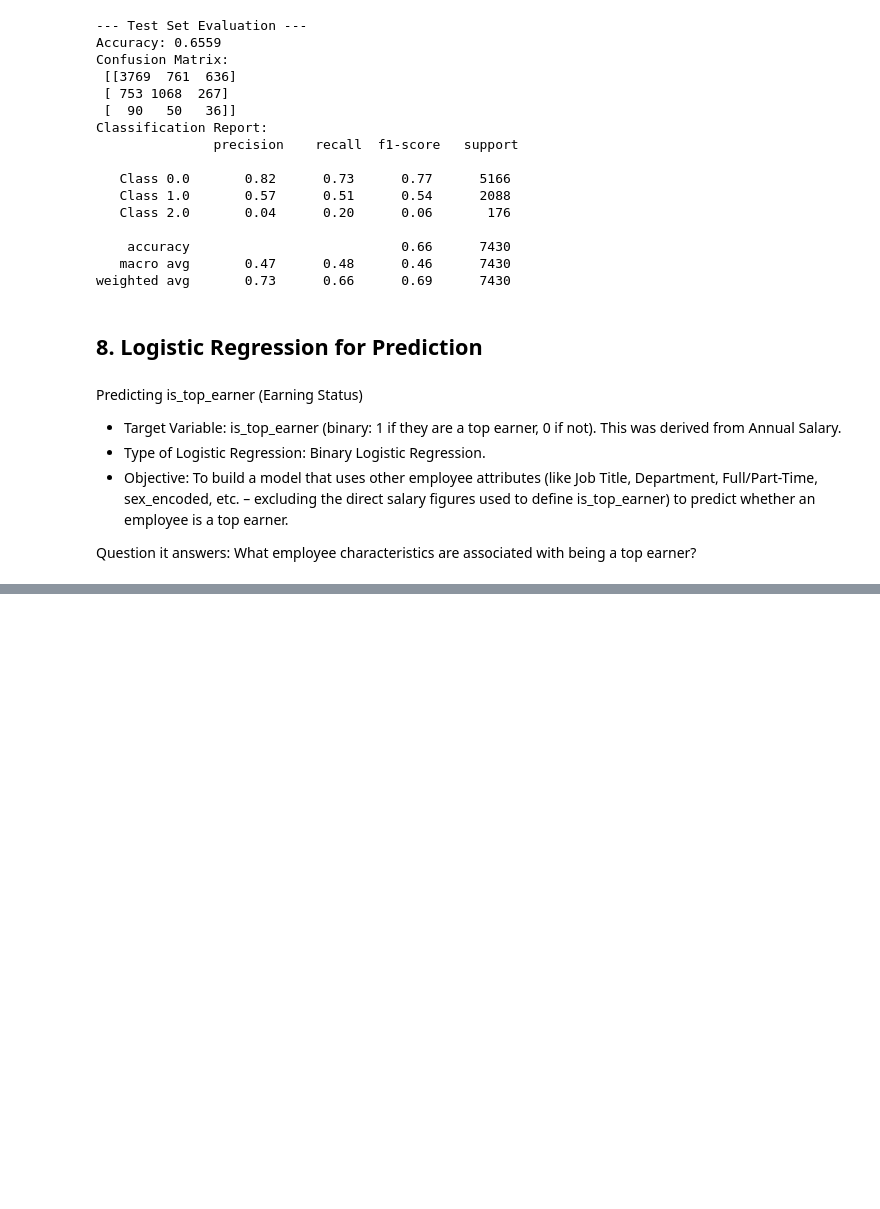
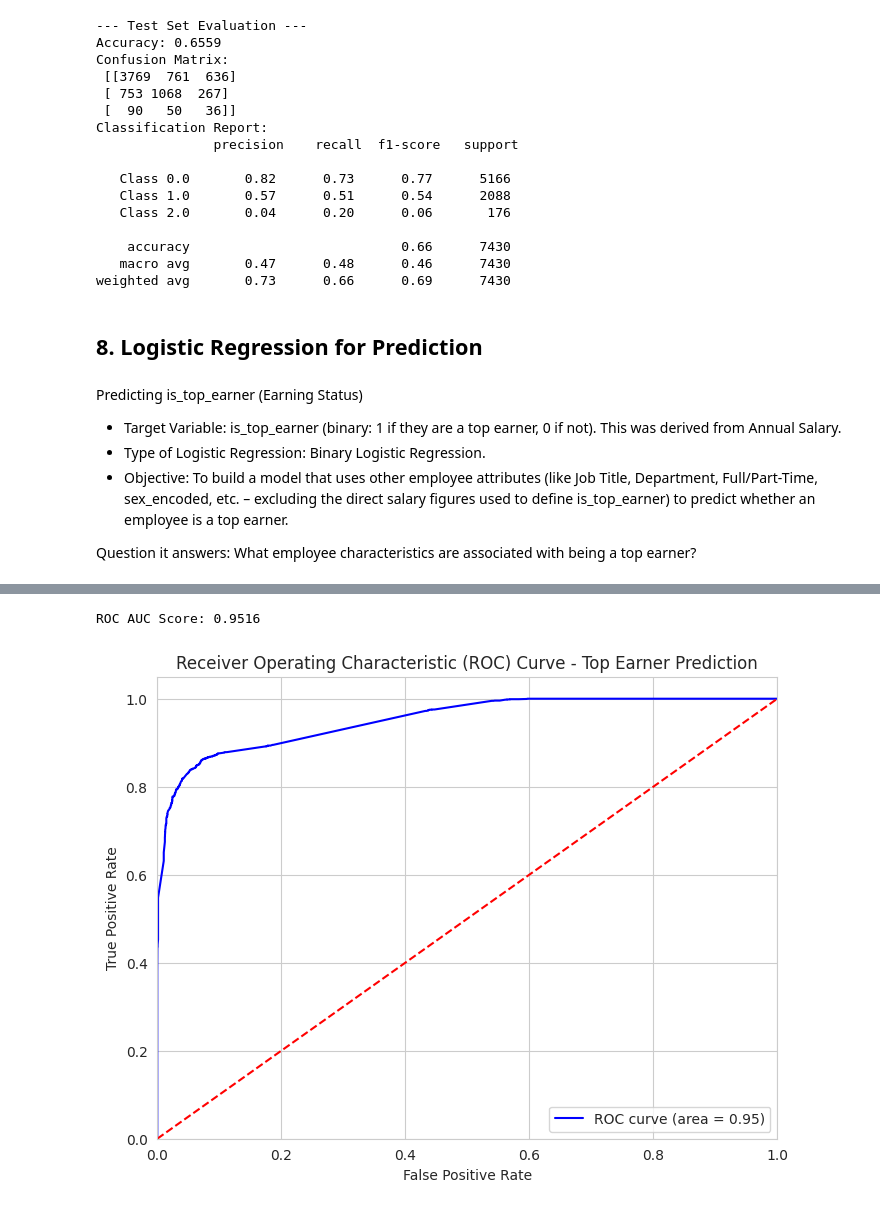
Before and after one commit to nluninja/chicago-active-employee-project, a Jupyter notebook: ChicagoActiveEmployeesv1.ipynb, the cells around one changed output, grey strips where cells are left out. Drawn from its saved outputs; the diff is of its cells as text; code cells hidden in the pictures; blank space fills up the shorter version.

```diff
--- a/ChicagoActiveEmployeesv1.ipynb
+++ b/ChicagoActiveEmployeesv1.ipynb
@@ -1087,0 +1189,6 @@ Question it answers: What employee characteristics are associated with being a t
+# %%
+numerical_features = X.select_dtypes(include=np.number).columns.tolist()
+categorical_features = X.select_dtypes(include='object').columns.tolist()
+
+print(f"\nNumerical Features for X: {numerical_features}") # 'sex_encoded' will be here if numeric
+print(f"Categorical Features for X: {categorical_features}")
@@ -1087,0 +1214,5 @@ Question it answers: What employee characteristics are associated with being a t
+# %%
+X_train, X_test, y_train, y_test = train_test_split(X, y, test_size=0.25, random_state=42, stratify=y)
+
+print(f"\nTraining set shape: X_train-{X_train.shape}, y_train-{y_train.shape}")
+print(f"Test set shape: X_test-{X_test.shape}, y_test-{y_test.shape}")
@@ -1087,0 +1222,12 @@ Question it answers: What employee characteristics are associated with being a t
+# %%
+logreg_model_pipeline = Pipeline(steps=[
+    ('preprocessor', preprocessor),
+    ('classifier', LogisticRegression(solver='liblinear', # Good for binary, often handles L1/L2
+                                      class_weight='balanced', # Handles imbalanced classes
+                                      random_state=42,
+                                      max_iter=1000))
+])
+
+print("\nTraining the logistic regression model for 'is_top_earner'...")
+logreg_model_pipeline.fit(X_train, y_train)
+print("Model training complete.")
@@ -1087,0 +1237,4 @@ Question it answers: What employee characteristics are associated with being a t
+# %%
+y_pred_train = logreg_model_pipeline.predict(X_train)
+y_pred_test = logreg_model_pipeline.predict(X_test)
+y_pred_proba_test = logreg_model_pipeline.predict_proba(X_test)[:, 1] # Probabilities for the positive class (top earner)
@@ -1087,0 +1285,21 @@ Question it answers: What employee characteristics are associated with being a t
+# %%
+if len(np.unique(y_test)) > 1: # ROC AUC only makes sense for binary classification with both classes present
+    print(f"ROC AUC Score: {roc_auc_score(y_test, y_pred_proba_test):.4f}")
+    # Plot ROC Curve
+    fpr, tpr, thresholds = roc_curve(y_test, y_pred_proba_test)
+    plt.figure(figsize=(8, 6))
+    plt.plot(fpr, tpr, color='blue', label=f'ROC curve (area = {roc_auc_score(y_test, y_pred_proba_test):.2f})')
+    plt.plot([0, 1], [0, 1], color='red', linestyle='--')
+    plt.xlim([0.0, 1.0])
+    plt.ylim([0.0, 1.05])
+    plt.xlabel('False Positive Rate')
+    plt.ylabel('True Positive Rate')
+    plt.title('Receiver Operating Characteristic (ROC) Curve - Top Earner Prediction')
+    plt.legend(loc="lower right")
+    plt.grid(True)
+    plt.show()
+else:
+    print("ROC AUC score and curve not computed as only one class present in y_test.")
+# %% [output]
+ROC AUC Score: 0.9516
+[figure, added]
```
Also changed, not shown: parts of 18 cells of this notebook.
